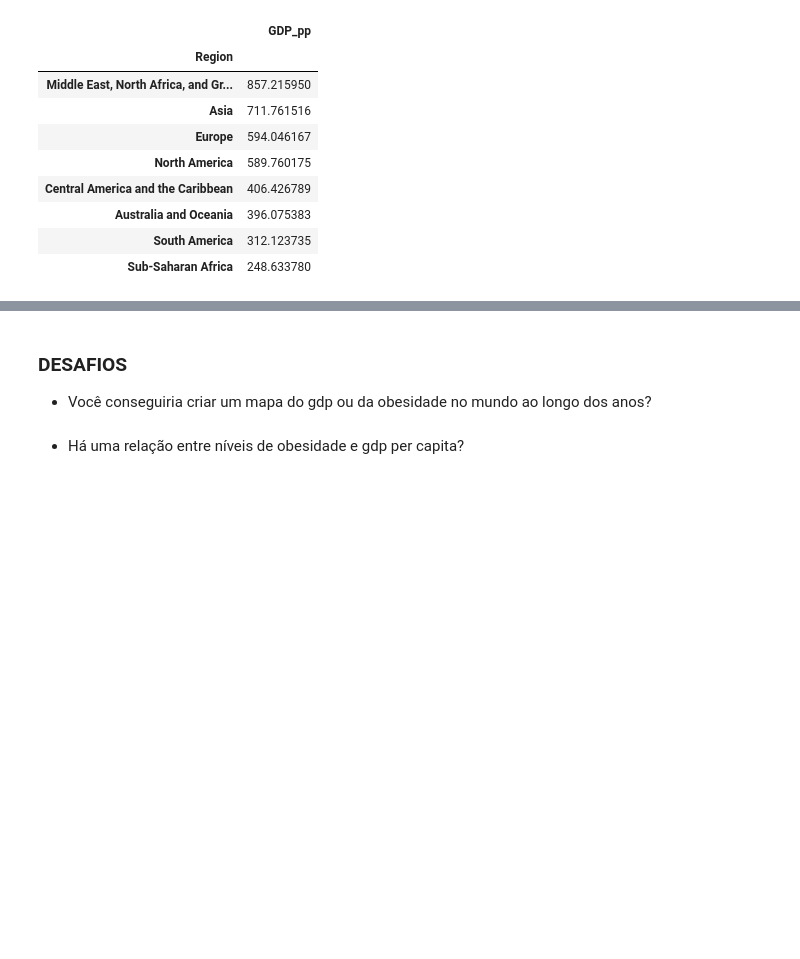
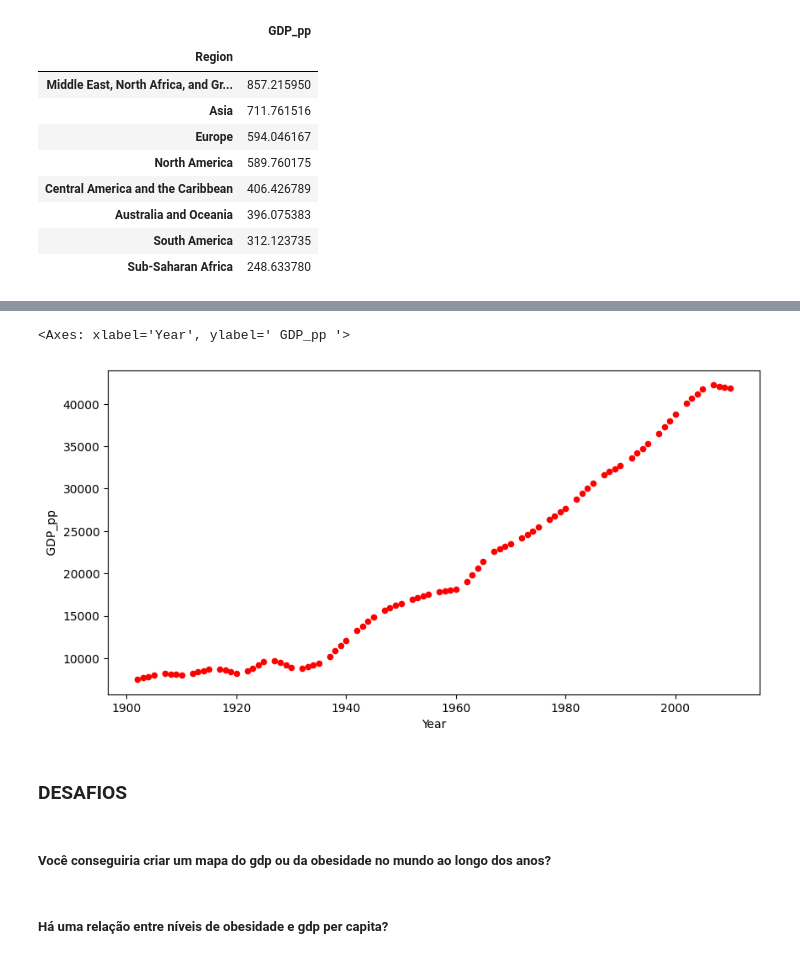
Before and after one commit to BLuiz/a-iiot_dash-course, a Jupyter notebook: Asimov/02_Analisando Dados com Pandas & SQL/Exe/05_Análise de dados de obesidade/analise_obesidade_&_pib_per_capita.ipynb, the cells around one changed output, grey strips where cells are left out. Cells and saved outputs as stored; diff of their text form; code cells hidden in the pictures; blank space fills up the shorter version.

Commit message:
Conclusão da analise de pib per capita

```diff
--- a/Asimov/02_Analisando Dados com Pandas & SQL/Exe/05_Análise de dados de obesidade/analise_obesidade_&_pib_per_capita.ipynb
+++ b/Asimov/02_Analisando Dados com Pandas & SQL/Exe/05_Análise de dados de obesidade/analise_obesidade_&_pib_per_capita.ipynb
@@ -310,5 +308,19 @@ pib_df_new
+# %%
+import matplotlib.pyplot as plt
+fig, ax = plt.subplots(figsize=(10, 5))
+
+kind = pib_df_new["Kind"] == "Estimated"
+country = pib_df_new["Country"] == "United States"
+country1 = pib_df_new['Country'] == "Russia"
+
+# pib_df_new[(country1) | (country)].plot(kind="scatter", y=" GDP_pp ", x='Year', ax=ax, color="red")
+pib_df_new[(kind) & (country)].plot(kind="scatter", y=" GDP_pp ", x='Year', ax=ax, color="red")
+# %% [output]
+<Axes: xlabel='Year', ylabel=' GDP_pp '>
+[figure, added]
 # %% [markdown]
 ### DESAFIOS
-- Você conseguiria criar um mapa do gdp ou da obesidade no mundo ao longo dos anos?
+# %% [markdown]
+##### Você conseguiria criar um mapa do gdp ou da obesidade no mundo ao longo dos anos?
 # %% [markdown]
-- Há uma relação entre níveis de obesidade e gdp per capita?
+##### Há uma relação entre níveis de obesidade e gdp per capita?
```
Also changed, not shown: parts of 6 cells of this notebook.
